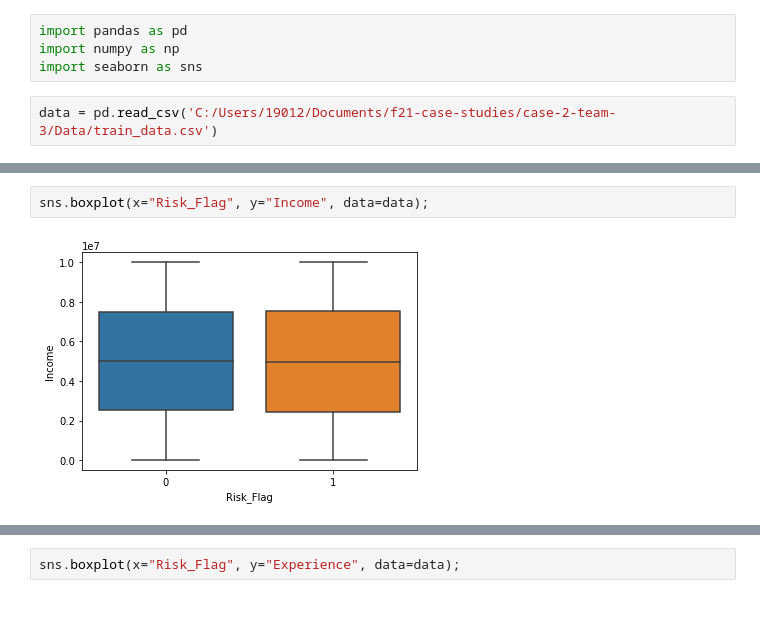
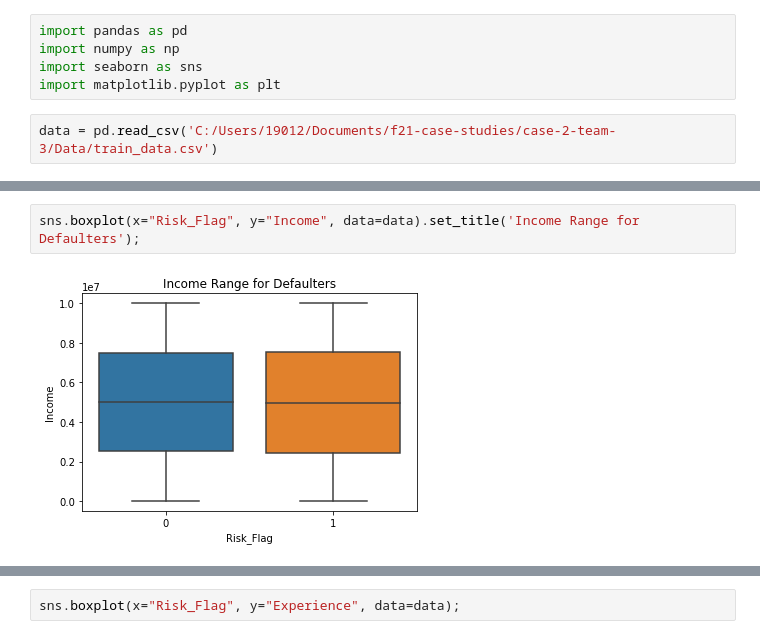
Before and after one commit to mattflaherty97/case-2-team-3, a Jupyter notebook: EDA/distributions.ipynb, the cells around one changed output, grey strips where cells are left out. Cells and saved outputs as stored; diff of their text form; blank space fills up the shorter version.

```diff
--- a/EDA/distributions.ipynb
+++ b/EDA/distributions.ipynb
@@ -2,6 +2,7 @@
 import pandas as pd
 import numpy as np
 import seaborn as sns
+import matplotlib.pyplot as plt
 # %%
 data = pd.read_csv('C:/Users/19012/Documents/f21-case-studies/case-2-team-3/Data/train_data.csv')
 # %%
@@ -14,7 +15,7 @@ data.head()
 | 3 | 4 | 6256451 | 41 | 2 | single | rented | yes | Software_Developer | ... |
 | 4 | 5 | 5768871 | 47 | 11 | single | rented | no | Civil_servant | ... |
 # %%
-sns.boxplot(x="Risk_Flag", y="Income", data=data);
+sns.boxplot(x="Risk_Flag", y="Income", data=data).set_title('Income Range for Defaulters');
 # %% [output]
-[figure, old version]
+[figure, new version]
 # %%
```
Also changed, not shown: parts of 1 cell of this notebook.
